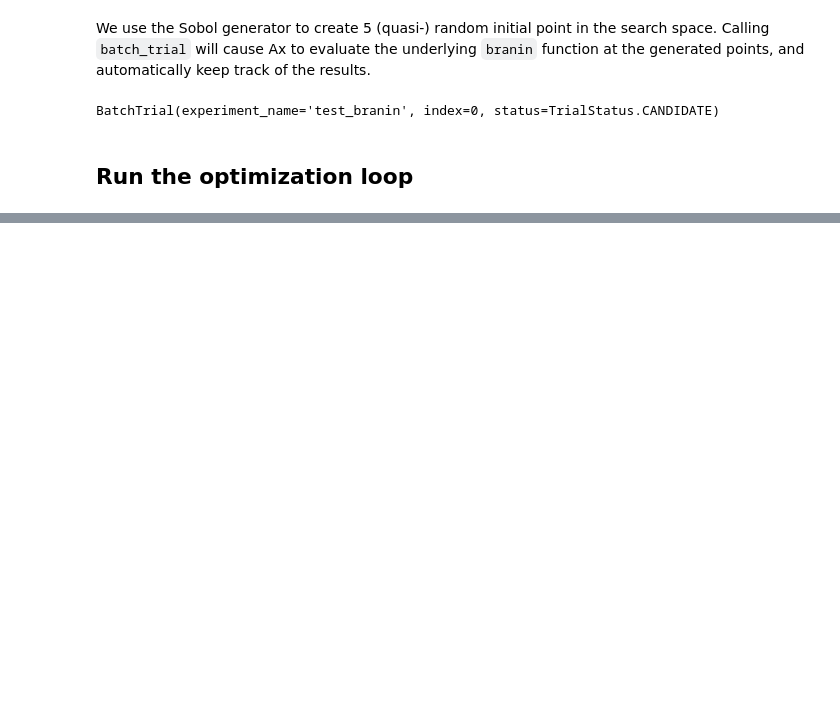
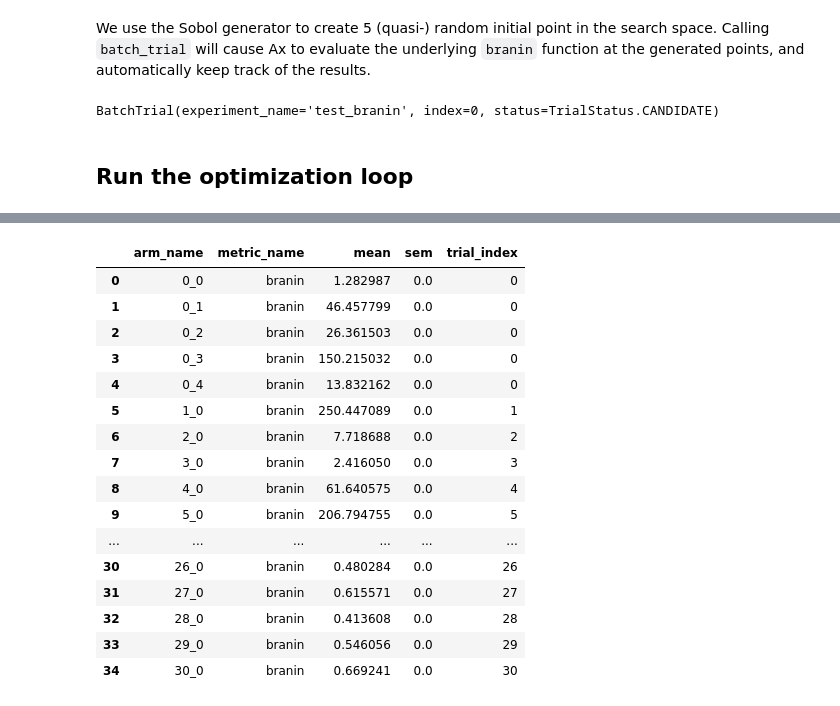
Before and after one commit to Utkarshp1/Bayesian_Optimisation, a Jupyter notebook: Custom_BO_loop_with_BoTorch_and_Ax.ipynb, the cells around one changed output, grey strips where cells are left out. Cells and saved outputs as stored; diff of their text form; code cells hidden in the pictures; blank space fills up the shorter version.

```diff
--- a/Custom_BO_loop_with_BoTorch_and_Ax.ipynb
+++ b/Custom_BO_loop_with_BoTorch_and_Ax.ipynb
@@ -166,0 +214,21 @@ Done!
+# %%
+data = exp.fetch_data()
+data.df
+# %% [output]
+|  | arm_name | metric_name | mean | sem | trial_index |
+| 0 | 0_0 | branin | 1.282987 | 0.0 | 0 |
+| 1 | 0_1 | branin | 46.457799 | 0.0 | 0 |
+| 2 | 0_2 | branin | 26.361503 | 0.0 | 0 |
+| 3 | 0_3 | branin | 150.215032 | 0.0 | 0 |
+| 4 | 0_4 | branin | 13.832162 | 0.0 | 0 |
+| 5 | 1_0 | branin | 250.447089 | 0.0 | 1 |
+| 6 | 2_0 | branin | 7.718688 | 0.0 | 2 |
+| 7 | 3_0 | branin | 2.416050 | 0.0 | 3 |
+| 8 | 4_0 | branin | 61.640575 | 0.0 | 4 |
+| 9 | 5_0 | branin | 206.794755 | 0.0 | 5 |
+| ... | ... | ... | ... | ... | ... |
+| 30 | 26_0 | branin | 0.480284 | 0.0 | 26 |
+| 31 | 27_0 | branin | 0.615571 | 0.0 | 27 |
+| 32 | 28_0 | branin | 0.413608 | 0.0 | 28 |
+| 33 | 29_0 | branin | 0.546056 | 0.0 | 29 |
+| 34 | 30_0 | branin | 0.669241 | 0.0 | 30 |
```
Also changed, not shown: parts of 19 cells of this notebook.
